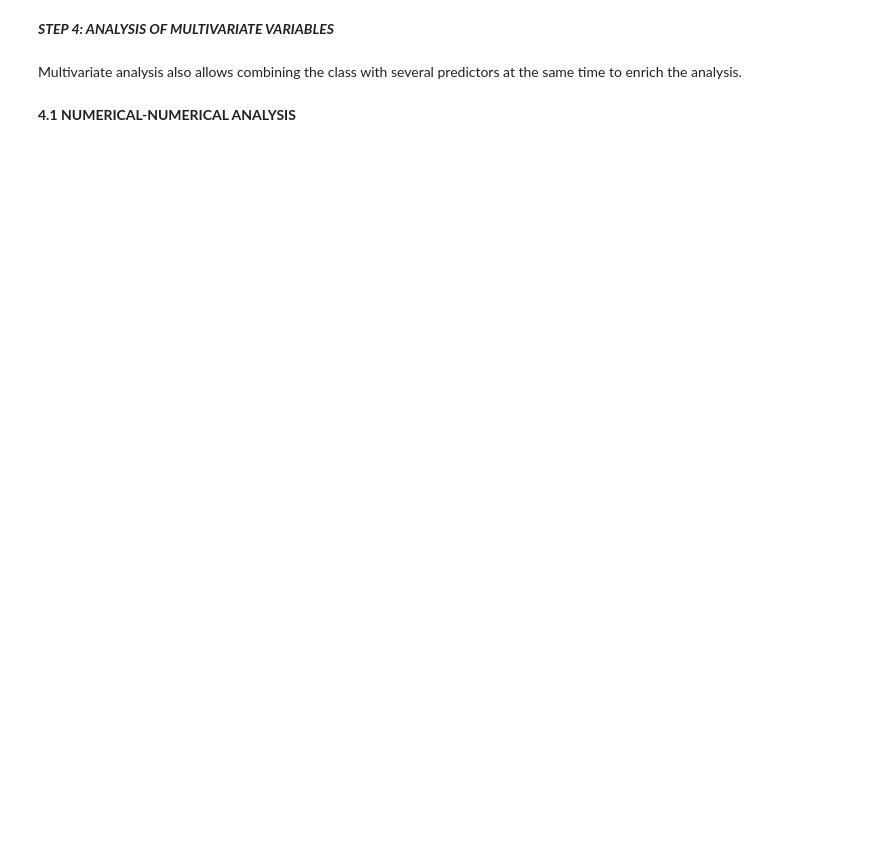
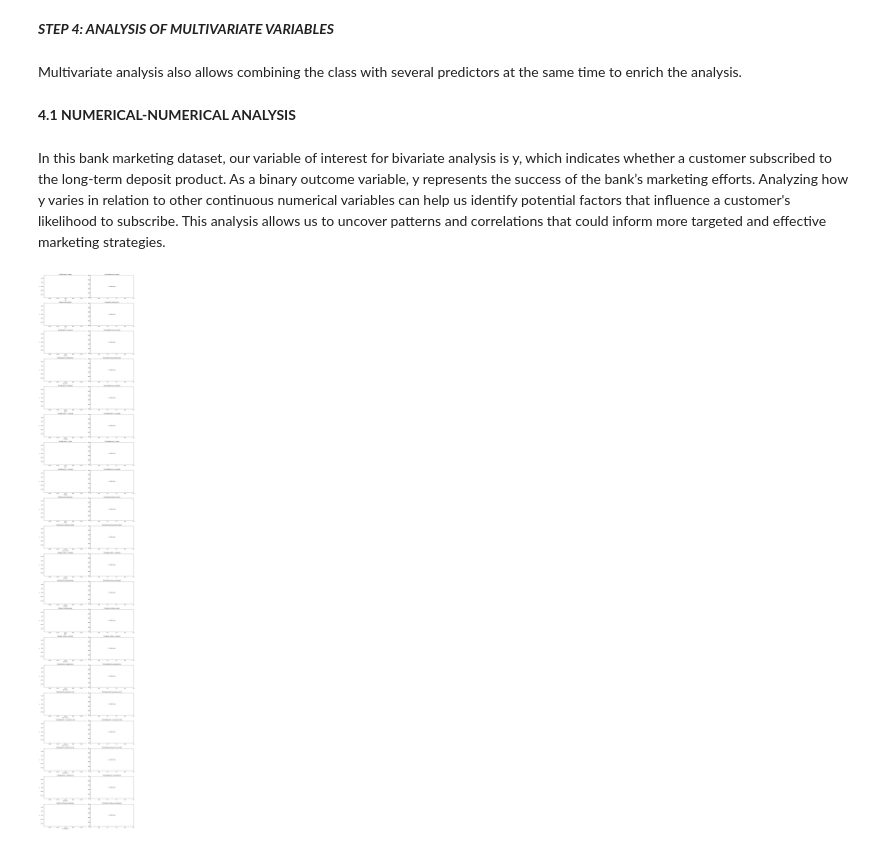
Before and after one commit to RitaViegas/Projetct-Logistic-Regression---Banking-Marketing-Campaign, a Jupyter notebook: src/explore.ipynb, the cells around one changed output. Drawn from its saved outputs; the diff is of its cells as text; code cells hidden in the pictures; blank space fills up the shorter version.

```diff
--- a/src/explore.ipynb
+++ b/src/explore.ipynb
@@ -207,0 +247,11 @@ In the early stages of developing a classification model to predict whether or n
+# %%
+#Rellenamos los valores NaN
+df["poutcome"].fillna(df["poutcome"].mode()[0], inplace = True)
+df["default"].fillna(df["default"].mode()[0], inplace = True)
+df["education"].fillna(df["education"].mode()[0], inplace = True)
+df["housing"].fillna(df["housing"].mode()[0], inplace = True)
+df["loan"].fillna(df["loan"].mode()[0], inplace = True)
+df["job"].fillna(total_data["job"].mode()[0], inplace = True)
+df["marital"].fillna(total_data["marital"].mode()[0], inplace = True)
+
+total_data.isnull().sum()
@@ -330,3 +441,52 @@ plot_numerical_variables(df=df)
 Multivariate analysis also allows combining the class with several predictors at the same time to enrich the analysis.
 # %% [markdown]
 **4.1 NUMERICAL-NUMERICAL ANALYSIS**
+# %% [markdown]
+In this bank marketing dataset, our variable of interest for bivariate analysis is y, which indicates whether a customer subscribed to the long-term deposit product. As a binary outcome variable, y represents the success of the bank’s marketing efforts. Analyzing how y varies in relation to other continuous numerical variables can help us identify potential factors that influence a customer's likelihood to subscribe. This analysis allows us to uncover patterns and correlations that could inform more targeted and effective marketing strategies.
+# %%
+# Força a conversão de todas as colunas numéricas para o tipo float, transformando valores não numéricos em NaN
+df[numerical_columns] = df[numerical_columns].apply(pd.to_numeric, errors='coerce')
+
+# Remove linhas onde as variáveis preditoras numéricas têm valores NaN, para evitar problemas na análise
+df = df.dropna(subset=predictor_variables)
+# %%
+
+# Define a variável alvo
+target_variable = 'y'
+
+# Converte a variável alvo para numérico
+df[target_variable] = pd.to_numeric(df[target_variable], errors='coerce')
+
+# Seleciona apenas as colunas numéricas
+numerical_columns = df.select_dtypes(include=['float', 'int']).columns.tolist()
+
+# Remove a variável alvo da lista de variáveis preditoras
+predictor_variables = [col for col in numerical_columns if col != target_variable]
+
+# Remove linhas com NaNs nas colunas numéricas válidas e na variável alvo
+df_clean = df.dropna(subset=predictor_variables + [target_variable])
+
+# Configura o tamanho da figura com base na quantidade de variáveis
+plt.figure(figsize=(14, len(predictor_variables) * 4))
+
+# Para cada variável numérica válida, cria dois gráficos: scatter plot e heatmap de correlação
+for i, col in enumerate(predictor_variables):
+    # Primeiro gráfico: Scatter plot com linha de regressão
+    plt.subplot(len(predictor_variables), 2, i * 2 + 1)
+    sns.regplot(data=df_clean, x=col, y=target_variable, scatter_kws={'alpha': 0.3}, line_kws={"color": "red"})
+    plt.title(f'Relação entre {target_variable} e {col}')
+
+    # Segundo gráfico: Heatmap de correlação entre 'y' e a variável preditora
+    plt.subplot(len(predictor_variables), 2, i * 2 + 2)
+    corr_matrix = df_clean[[target_variable, col]].corr()  # Calcula a correlação entre 'y' e a variável
+    if not corr_matrix.isnull().values.all():  # Verifica se todos os valores são NaN
+        sns.heatmap(corr_matrix, annot=True, fmt=".2f", cbar=True, cmap="coolwarm")
+    else:
+        plt.text(0.5, 0.5, 'All-NaN Values', ha='center', va='center')
+    plt.title(f'Correlação entre {target_variable} e {col}')
+
+# Ajusta o layout para evitar sobreposição
+plt.tight_layout()
+plt.show()
+# %% [output]
+[figure, added]
```
Also changed, not shown: parts of 26 cells of this notebook.
